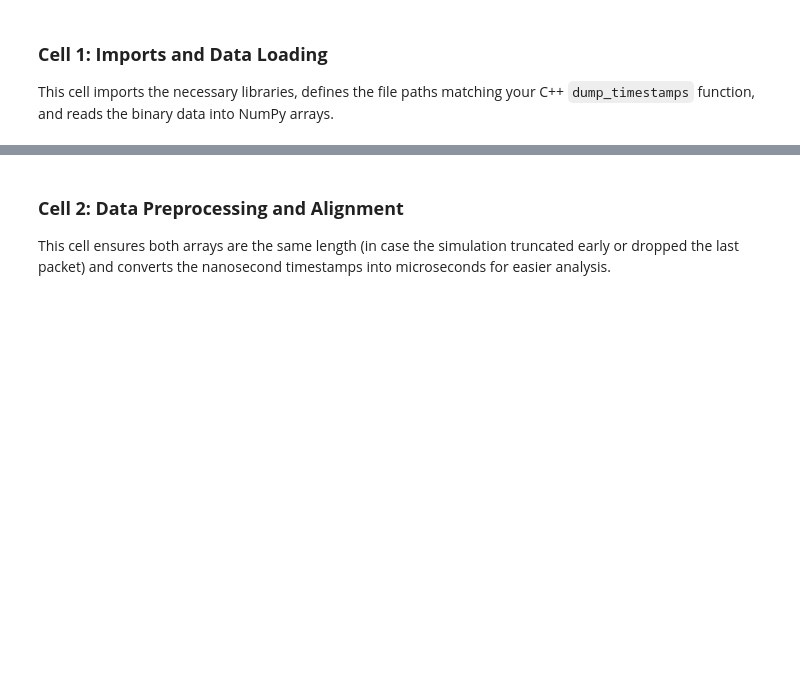
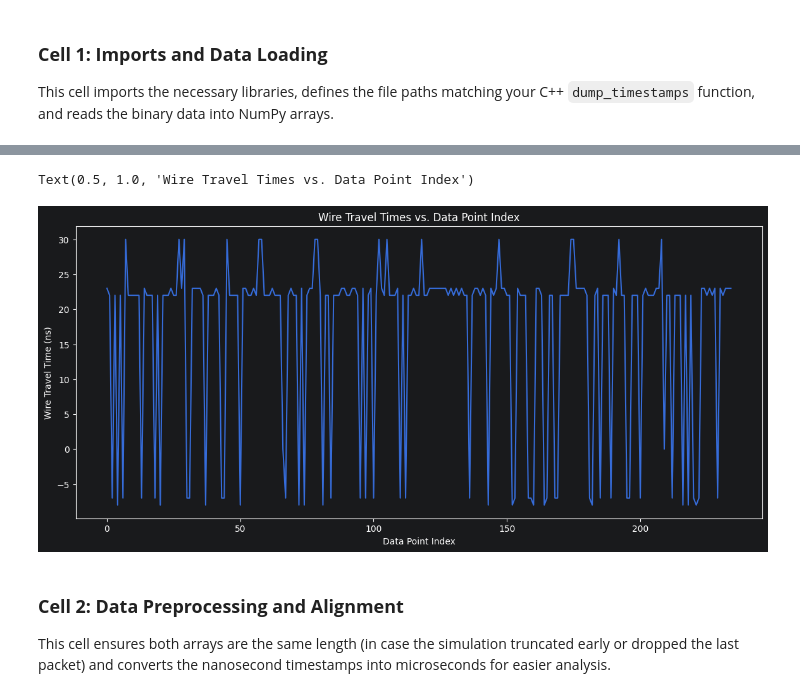
Before and after one commit to IlliaDerevianko/nanoparser, a Jupyter notebook: analysis/replayer_analysis.ipynb, the cells around one changed output, grey strips where cells are left out. Drawn from its saved outputs; the diff is of its cells as text; code cells hidden in the pictures; blank space fills up the shorter version.

```diff
--- a/analysis/replayer_analysis.ipynb
+++ b/analysis/replayer_analysis.ipynb
@@ -26,3 +83,13 @@ Loaded 2762 ideal timestamps.
+# %%
+# plot wire travel times equally spaced on the x axis (say with delta 1 betweend data points)
+plt.figure(figsize=(14, 6))
+plt.plot(np.arange(0, len(wire_travel_times)), wire_travel_times)
+plt.xlabel('Data Point Index')
+plt.ylabel('Wire Travel Time (ns)')
+plt.title('Wire Travel Times vs. Data Point Index')
+# %% [output]
+Text(0.5, 1.0, 'Wire Travel Times vs. Data Point Index')
+[figure, added]
 # %% [markdown]
 ### **Cell 2: Data Preprocessing and Alignment**
 This cell ensures both arrays are the same length (in case the simulation truncated early or dropped the last packet) and converts the nanosecond timestamps into microseconds for easier analysis.
```
Also changed, not shown: parts of 11 cells of this notebook, 10 other files.
